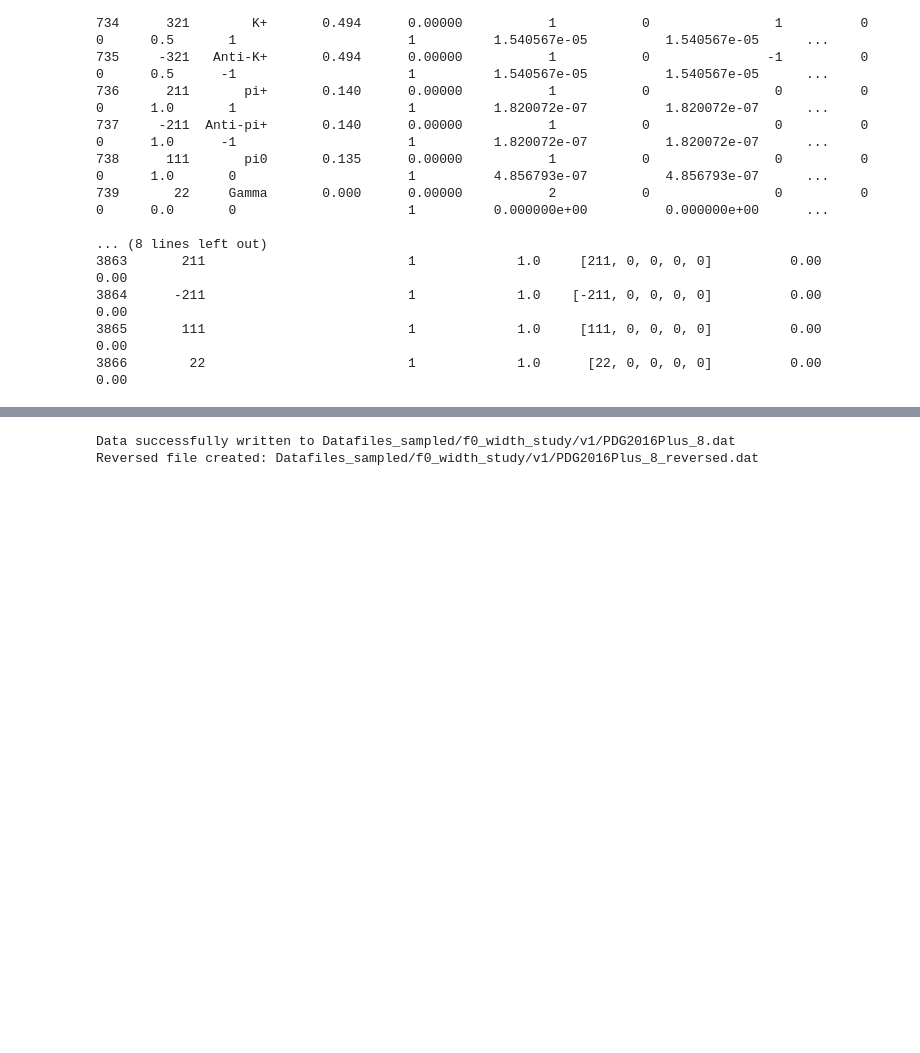
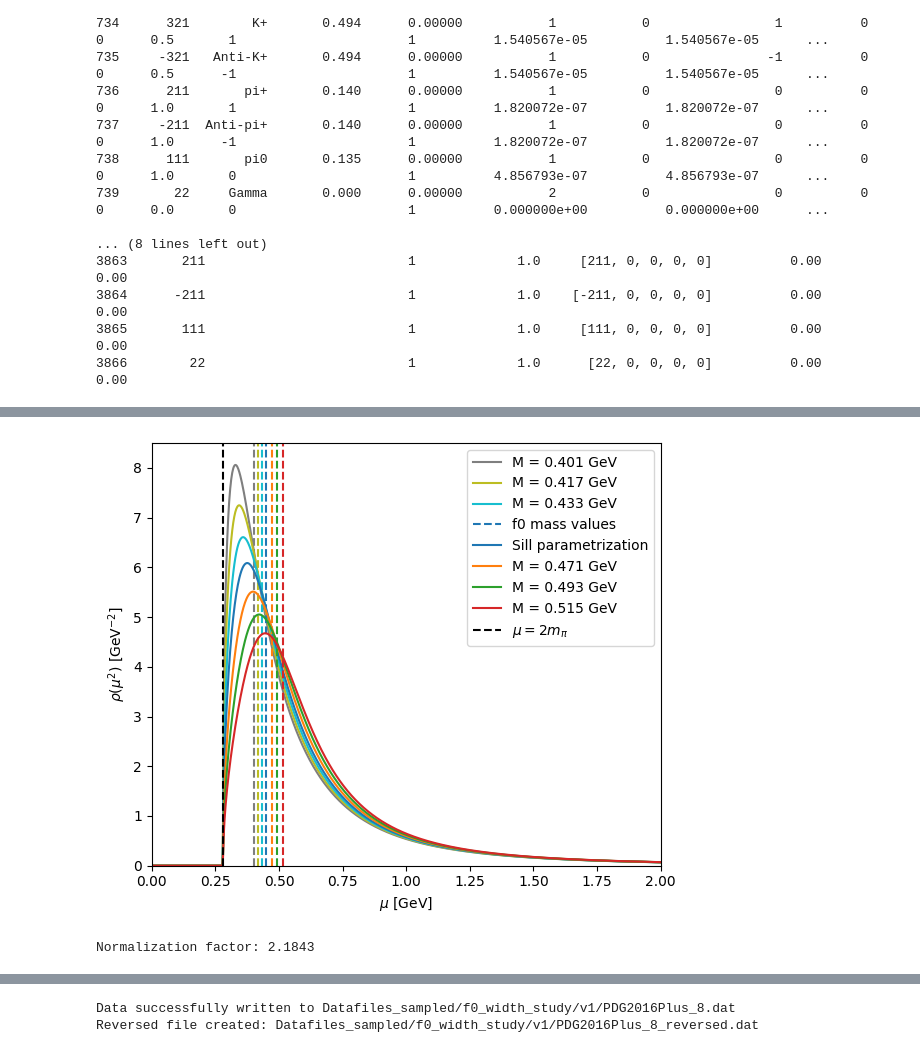
Before and after one commit to Claitos/FastReso-Scripts, a Jupyter notebook: study-uncertainties.ipynb, the cells around one changed output, grey strips where cells are left out. Drawn from its saved outputs; the diff is of its cells as text; code cells hidden in the pictures; blank space fills up the shorter version.

```diff
--- a/study-uncertainties.ipynb
+++ b/study-uncertainties.ipynb
@@ -81,0 +133,36 @@ print("\n")
+# %%
+mu = np.linspace(0.0, 2.0, 1000)
+f0_masses = [f0_mass - 3*f0_mass_err_minus, f0_mass - 2*f0_mass_err_minus, f0_mass - f0_mass_err_minus, f0_mass, f0_mass + f0_mass_err_plus, f0_mass + 2*f0_mass_err_plus, f0_mass + 3*f0_mass_err_plus]
+colors = plt.rcParams['axes.prop_cycle'].by_key()['color']
+
+plt.figure(figsize=(6, 5))
+
+for i, mass in enumerate(f0_masses):
+    rho = spectral_function(mu, M=mass)
+    plt.axvline(mass, linestyle="--", color=colors[i-3], label=r"f0 mass values" if i==3 else None)
+    plt.plot(mu, rho, color=colors[i-3], label="Sill parametrization" if i==3 else f"M = {mass:.3f} GeV")
+plt.axvline(2 * m_pi, linestyle="--", color="k", label=r"$\mu = 2m_\pi$")
+
+plt.ylim(0, 8.5)
+plt.xlim(0, 2.0)
+
+plt.xlabel(r"$\mu$ [GeV]")
+plt.ylabel(r"$\rho(\mu^2)$ [GeV$^{-2}$]")
+plt.legend()
+plt.tight_layout()
+plt.savefig("Plots/f0_stuff/f0_spectral_function_mass_variation.png", dpi=300)
+# %% [output]
+[figure, added]
+# %%
+mu2 = np.linspace(2*m_pi, 2.0, 5000)
+rho = spectral_function(mu2)
+
+# normalize
+norm = np.trapezoid(rho, mu2)
+rho_norm = rho / norm
+
+print(f"Normalization factor: {norm:.4f}")
+
+cdf = np.cumsum(rho_norm) * (mu2[1] - mu2[0])
+# %% [output]
+Normalization factor: 2.1843
```
Also changed, not shown: parts of 6 cells of this notebook.
